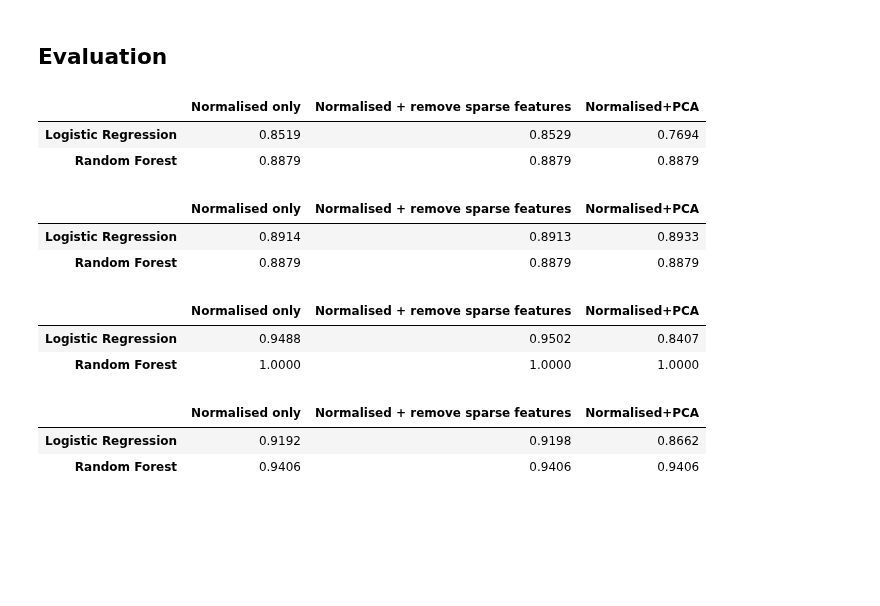
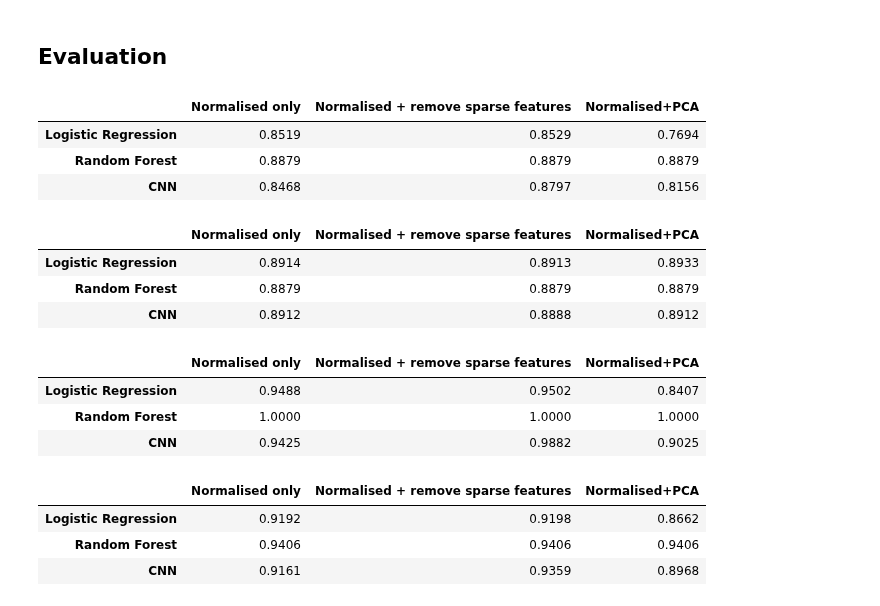
Before and after one commit to Rab6it/COMP5703_code, a Jupyter notebook: project.ipynb, the cells around one changed output. Cells and saved outputs as stored; diff of their text form; code cells hidden in the pictures; blank space fills up the shorter version.

Commit message:
updated table (cnn)

```diff
--- a/project.ipynb
+++ b/project.ipynb
@@ -1179,20 +1309,28 @@ for i, j, k in zip(train_list, test_list, train_list_name):
+# %%
+cnn_acc = [0.8468, 0.8797, 0.8156]
+cnn_pre = [0.8912, 0.8888, 0.8912]
+cnn_rec = [0.9425, 0.9882, 0.9025]
+cnn_f1 = [0.9161, 0.9359, 0.8968]
 # %% [markdown]
 ## Other models...
 # %% [markdown]
 ## Evaluation
 # %%
 test_acc={'Logistic Regression': lr_acc,
-           'Random Forest': rf_acc}
+           'Random Forest': rf_acc,
+           'CNN': cnn_acc}
 test_acc_table  = pd.DataFrame(test_acc).T
 test_acc_table.columns = ['Normalised only','Normalised + remove sparse features','Normalised+PCA']
 display(test_acc_table)
 # %% [output]
 |  | Normalised only | Normalised + remove sparse features | Normalised+PCA |
 | Logistic Regression | 0.8519 | 0.8529 | 0.7694 |
 | Random Forest | 0.8879 | 0.8879 | 0.8879 |
+| CNN | 0.8468 | 0.8797 | 0.8156 |
 # %%
 test_pre={'Logistic Regression': lr_pre,
-           'Random Forest': rf_pre}
+           'Random Forest': rf_pre,
+           'CNN': cnn_pre}
 test_pre_table  = pd.DataFrame(test_pre).T
 test_pre_table.columns = ['Normalised only','Normalised + remove sparse features','Normalised+PCA']
 display(test_pre_table)
@@ -1200,9 +1338,11 @@ display(test_pre_table)
 |  | Normalised only | Normalised + remove sparse features | Normalised+PCA |
 | Logistic Regression | 0.8914 | 0.8913 | 0.8933 |
 | Random Forest | 0.8879 | 0.8879 | 0.8879 |
+| CNN | 0.8912 | 0.8888 | 0.8912 |
 # %%
 test_rec={'Logistic Regression': lr_rec,
-           'Random Forest': rf_rec}
+           'Random Forest': rf_rec,
+           'CNN': cnn_rec}
 test_rec_table  = pd.DataFrame(test_rec).T
 test_rec_table.columns = ['Normalised only','Normalised + remove sparse features','Normalised+PCA']
 display(test_rec_table)
@@ -1210,9 +1350,11 @@ display(test_rec_table)
 |  | Normalised only | Normalised + remove sparse features | Normalised+PCA |
 | Logistic Regression | 0.9488 | 0.9502 | 0.8407 |
 | Random Forest | 1.0000 | 1.0000 | 1.0000 |
+| CNN | 0.9425 | 0.9882 | 0.9025 |
 # %%
 test_f1={'Logistic Regression': lr_f1,
-           'Random Forest': rf_f1}
+         'Random Forest': rf_f1,
+         'CNN': cnn_f1}
 test_f1_table  = pd.DataFrame(test_f1).T
 test_f1_table.columns = ['Normalised only','Normalised + remove sparse features','Normalised+PCA']
 display(test_f1_table)
@@ -1220,3 +1362,4 @@ display(test_f1_table)
 |  | Normalised only | Normalised + remove sparse features | Normalised+PCA |
 | Logistic Regression | 0.9192 | 0.9198 | 0.8662 |
 | Random Forest | 0.9406 | 0.9406 | 0.9406 |
+| CNN | 0.9161 | 0.9359 | 0.8968 |
```
Also changed, not shown: parts of 37 cells of this notebook.
